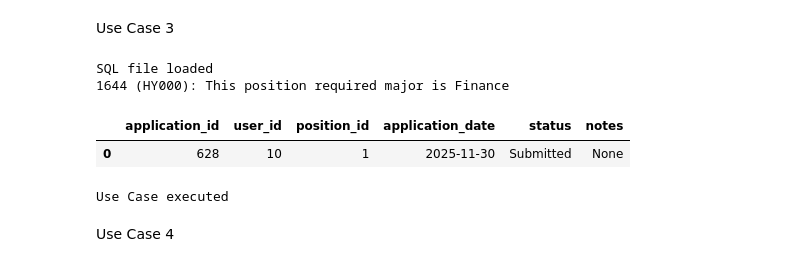
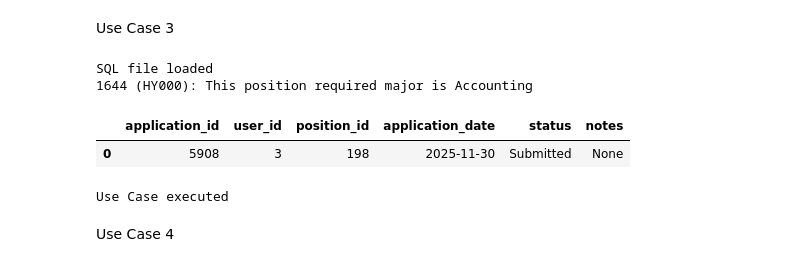
Before and after one commit to Quantalope/Job-Search-Project, a Jupyter notebook: notebooks/example_queries.ipynb, the cells around one changed output. Saved outputs shown, nothing was run; the diff lists cells and outputs as text; code cells hidden in the pictures.

```diff
--- a/notebooks/example_queries.ipynb
+++ b/notebooks/example_queries.ipynb
@@ -99,30 +102,30 @@ Use Case 3
 # %%
 sql_file = "../schema/use_case_3.sql"
 
 cur.execute("DROP PROCEDURE IF EXISTS Apply_For_Position")
 
 with open(sql_file, "r") as f:
     sql_script = f.read()
 print("SQL file loaded")
 
 cur.execute(sql_script)
 
-try: cur.execute("CALL Apply_For_Position(3, 1)")
+try: cur.execute("CALL Apply_For_Position(4, 198)")
 except Exception as e: print(e)
 
-cur.execute("CALL Apply_For_Position(10, 1)")
+cur.execute("CALL Apply_For_Position(3, 198)")
 cur.execute("SELECT * FROM Application ORDER BY application_id DESC LIMIT 1")
 
 df = pd.DataFrame(cur.fetchall(), columns=[desc[0] for desc in cur.description])
 display(df)
 
 db.commit()
 print("Use Case executed")
 # %% [output]
 SQL file loaded
-1644 (HY000): This position required major is Finance
+1644 (HY000): This position required major is Accounting
 |  | application_id | user_id | position_id | application_date | status | notes |
-| 0 | 628 | 10 | 1 | 2025-11-30 | Submitted | None |
+| 0 | 5908 | 3 | 198 | 2025-11-30 | Submitted | None |
 Use Case executed
 # %% [markdown]
 Use Case 4
```
Also changed, not shown: parts of 6 cells of this notebook, 3 other files.
